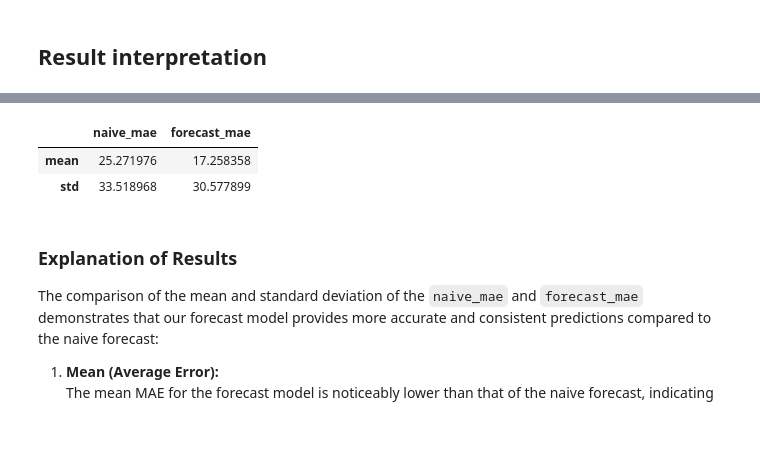
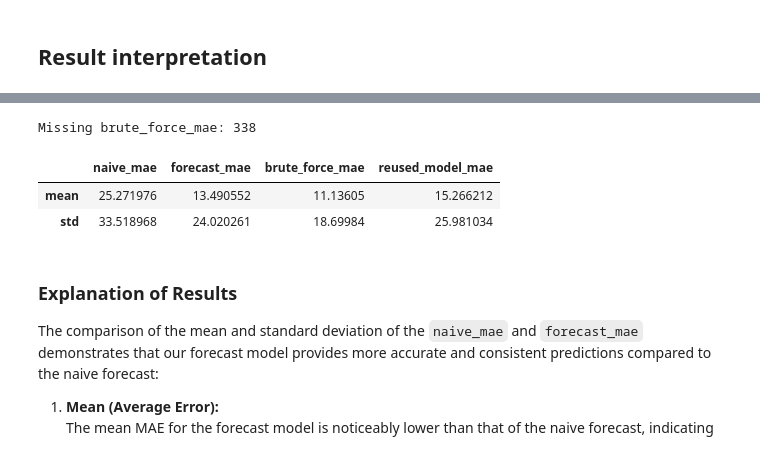
Before and after one commit to noeasyday7/bright_river, a Jupyter notebook: VI. Performance versus Naive Forecast.ipynb, the cells around one changed output, grey strips where cells are left out. Cells and saved outputs as stored; diff of their text form; code cells hidden in the pictures.

```diff
--- a/VI. Performance versus Naive Forecast.ipynb
+++ b/VI. Performance versus Naive Forecast.ipynb
@@ -17,7 +17,13 @@ df_train = pd.read_csv("data/train.csv", index_col=0)
 df_test = pd.read_csv("data/test.csv", index_col=0)
 
 # Import forecast data
-df_forecast = pd.read_csv("data/forecast.csv", index_col=0)
+df_forecast = pd.read_csv("data/forecast_cluster_optimizer.csv", index_col=0)
+
+# Import brute force data
+df_brute_force = pd.read_csv("data/forecast_brute_force.csv", index_col=0)
+
+# Import reused optimized model
+df_reused = pd.read_csv("data/forecast_reused_optimized_model.csv", index_col=0)
 # %%
 # Check if succeeded
 print(df.shape)
@@ -126,6 +132,8 @@ def calc_mae_by_product_id(unique_id, df_forecast, df_test):
 # %%
 # Apply mae calculation and store in a new column
 product_info["forecast_mae"] = product_info["ItemNo2"].apply(calc_mae_by_product_id, args=(df_forecast,df_test))
+product_info["brute_force_mae"] = product_info["ItemNo2"].apply(calc_mae_by_product_id, args=(df_brute_force,df_test))
+product_info["reused_model_mae"] = product_info["ItemNo2"].apply(calc_mae_by_product_id, args=(df_reused,df_test))
 # %%
 product_info.head(20)
 # %% [output]
@@ -151,10 +197,12 @@ product_info.head(20)
 # %%
 # Calc mean and std
-product_info[['naive_mae', 'forecast_mae']].aggregate(['mean', 'std'])
+print("Missing brute_force_mae:", product_info["brute_force_mae"].isnull().sum())
+product_info[['naive_mae', 'forecast_mae', 'brute_force_mae', 'reused_model_mae']].aggregate(['mean', 'std'])
 # %% [output]
+Missing brute_force_mae: 338
-|  | naive_mae | forecast_mae |
-| mean | 25.271976 | 17.258358 |
-| std | 33.518968 | 30.577899 |
+|  | naive_mae | forecast_mae | brute_force_mae | reused_model_mae |
+| mean | 25.271976 | 13.490552 | 11.13605 | 15.266212 |
+| std | 33.518968 | 24.020261 | 18.69984 | 25.981034 |
 # %% [markdown]
 ### Explanation of Results
 
```
Also changed, not shown: parts of 5 cells of this notebook, 4 other files.
